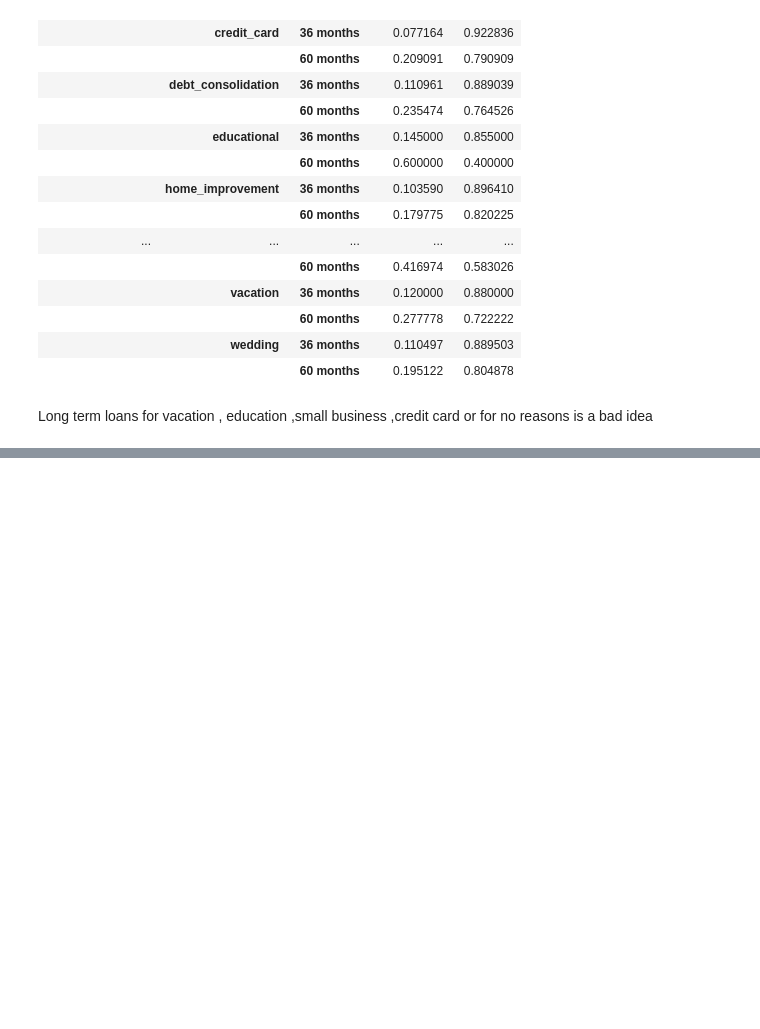
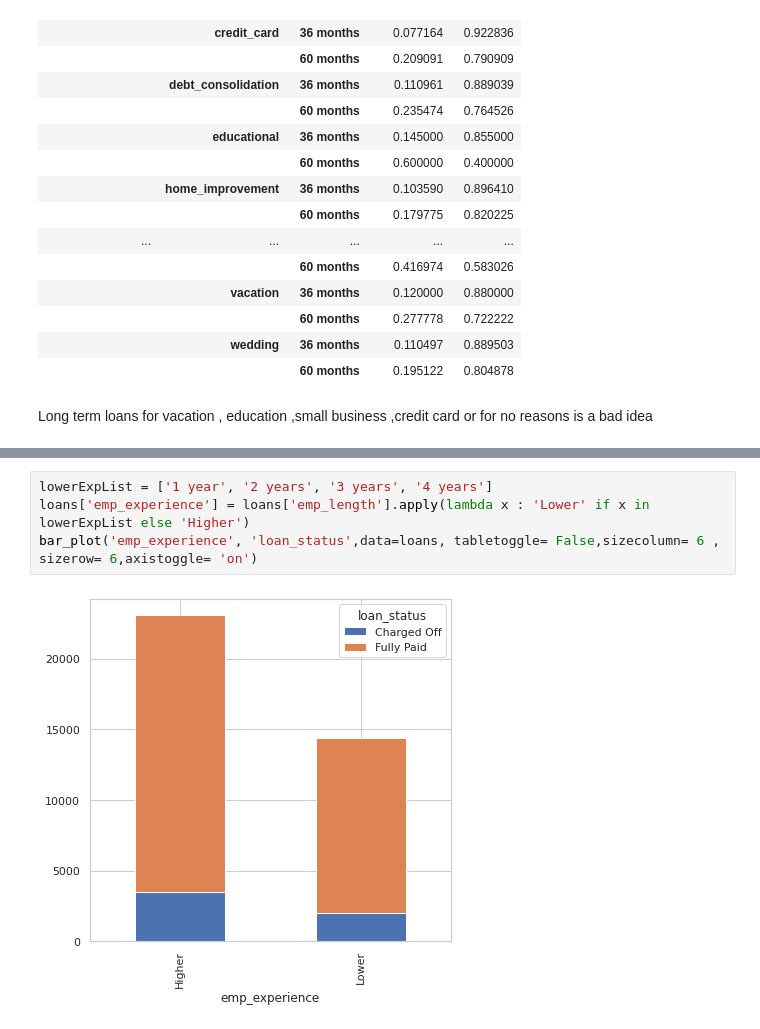
Before and after one commit to karthikmnkrishna/Loan-default-prediction, a Jupyter notebook: Lending_case_Study_combine.ipynb, the cells around one changed output, grey strips where cells are left out. Saved outputs shown, nothing was run; the diff lists cells and outputs as text; blank space fills up the shorter version.

```diff
--- a/Lending_case_Study_combine.ipynb
+++ b/Lending_case_Study_combine.ipynb
@@ -1914,0 +1957,6 @@ Long term loans for vacation , education ,small business ,credit card or for no
+# %%
+lowerExpList = ['1 year', '2 years', '3 years', '4 years']
+loans['emp_experience'] = loans['emp_length'].apply(lambda x : 'Lower' if x in lowerExpList else 'Higher')
+bar_plot('emp_experience', 'loan_status',data=loans, tabletoggle= False,sizecolumn= 6 , sizerow= 6,axistoggle= 'on')
+# %% [output]
+[figure, added]
```
Also changed, not shown: parts of 8 cells of this notebook.
